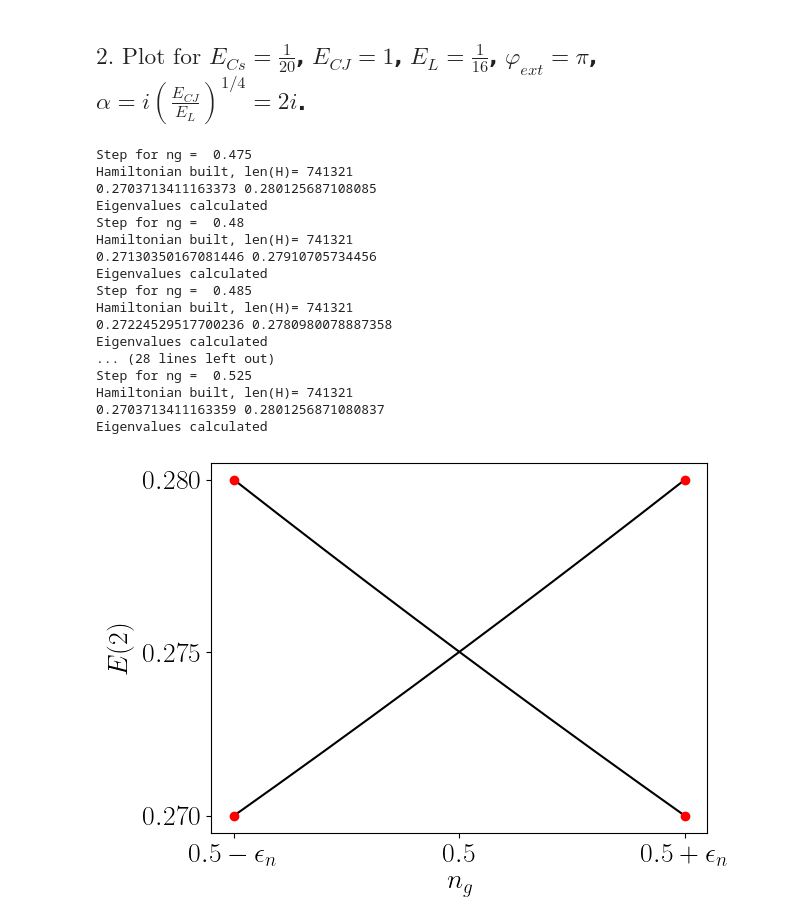
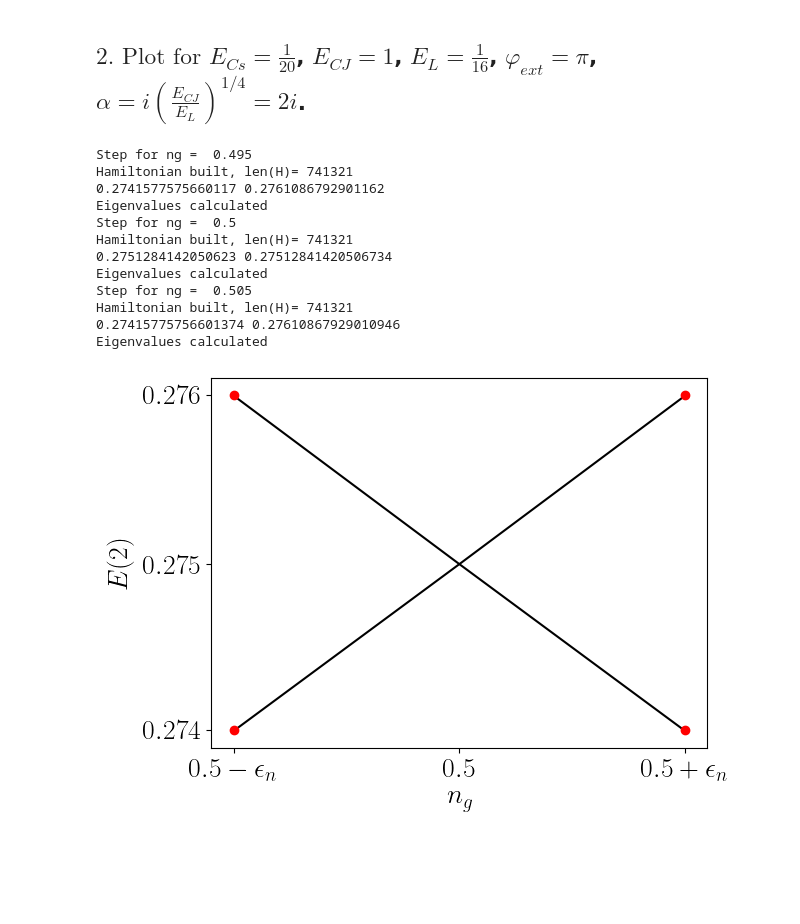
Before and after one commit to Jmalcrow/TFM, a Jupyter notebook: 0pi_Exactdiag_Fig15&17_ng-MOD for 3!!!.ipynb, the cells around one changed output. Drawn from its saved outputs; the diff is of its cells as text; code cells hidden in the pictures; blank space fills up the shorter version.

```diff
--- a/0pi_Exactdiag_Fig15&17_ng-MOD for 3!!!.ipynb
+++ b/0pi_Exactdiag_Fig15&17_ng-MOD for 3!!!.ipynb
@@ -50,8 +50,11 @@ E_J_2=(1.0/5.0)
 alpha2=(1j*(E_Cj_2/E_L_2)**(1.0/4.0))
 
 # For calculation 1
+Energies=[]
+Energies2=[]
 
-ng=np.arange(0.475,0.526,0.005)
-Energies=[]
-ng2=np.arange(0.475,0.526,0.005)
-Energies2=[]
+ng=np.arange(0.495,0.5051,0.005)
+ng2=np.arange(0.495,0.5051,0.005)
+print(r"(1%) \epsilon_n = ",0.005)
+epsilon_n=0.005
+print(ng)
@@ -148,39 +149,34 @@ for n2 in ng2:
     print("Eigenvalues calculated")
     Energies2.append(vals2)
 # %% [output]
-Step for ng =  0.475
+Step for ng =  0.495
 Hamiltonian built, len(H)= 741321
-0.2703713411163373 0.280125687108085
+0.2741577575660117 0.2761086792901162
 Eigenvalues calculated
-Step for ng =  0.48
+Step for ng =  0.5
 Hamiltonian built, len(H)= 741321
-0.27130350167081446 0.27910705734456
+0.2751284142050623 0.27512841420506734
 Eigenvalues calculated
-Step for ng =  0.485
+Step for ng =  0.505
 Hamiltonian built, len(H)= 741321
-0.27224529517700236 0.2780980078887358
+0.27415775756601374 0.27610867929010946
 Eigenvalues calculated
-... (28 lines left out)
-Step for ng =  0.525
-Hamiltonian built, len(H)= 741321
-0.2703713411163359 0.2801256871080837
-Eigenvalues calculated
 # %%
 #Plot 2
 #Energies2ng = np.array(Energies2)
 #np.save('Energies2ng.npy', Energies2ng)
 plt.plot(ng2,Energies2,c="k")
-plt.plot(0.475,0.2703713411163373, 'ro')
-plt.plot(0.475,0.280125687108085, 'ro')
-plt.plot(0.525,0.2703713411163359, 'ro')
-plt.plot(0.525,0.2801256871080837, 'ro')
-plt.xticks([0.475,0.500,0.525],[r"$0.5-\epsilon_n$",r"$0.5$",r"$0.5+\epsilon_n$"])
-plt.yticks([0.2703713411163359,0.2751284142050514,0.2801256871080837],[r"$0.270$",r"$0.275$",r"$0.280$"])
+plt.plot(0.5-epsilon_n,0.2741644560315928, 'ro')
+plt.plot(0.5-epsilon_n,0.2761153906221432, 'ro')
+plt.plot(0.5+epsilon_n,0.2741644560315928, 'ro')
+plt.plot(0.5+epsilon_n,0.2761153906221432, 'ro')
+plt.xticks([0.5-epsilon_n,0.500,0.5+epsilon_n],[r"$0.5-\epsilon_n$",r"$0.5$",r"$0.5+\epsilon_n$"])
+plt.yticks([0.2741644560315928,0.2751284142050514,0.2761153906221432],[r"$0.274$",r"$0.275$",r"$0.276$"])
 #plt.ylim(1.25,2.25)
 #plt.xlim(0.4,0.6)
 plt.xlabel('$n_g$')
 plt.ylabel('$E (2)$', labelpad=7.0)
 #plt.savefig('Energies2_vs_ng_M50N125_INTNO2.pdf')
 plt.show()
 # %% [output]
-[figure, old version]
+[figure, new version]
```
Also changed, not shown: parts of 3 cells of this notebook, 2 other files.
